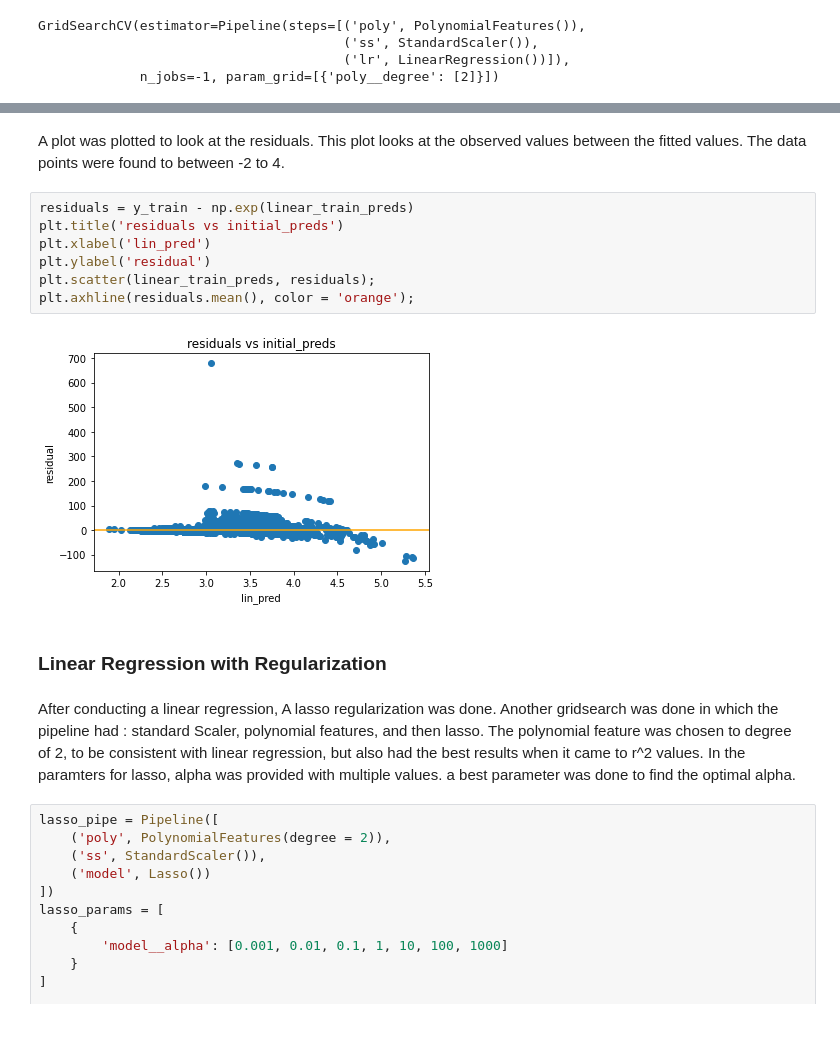
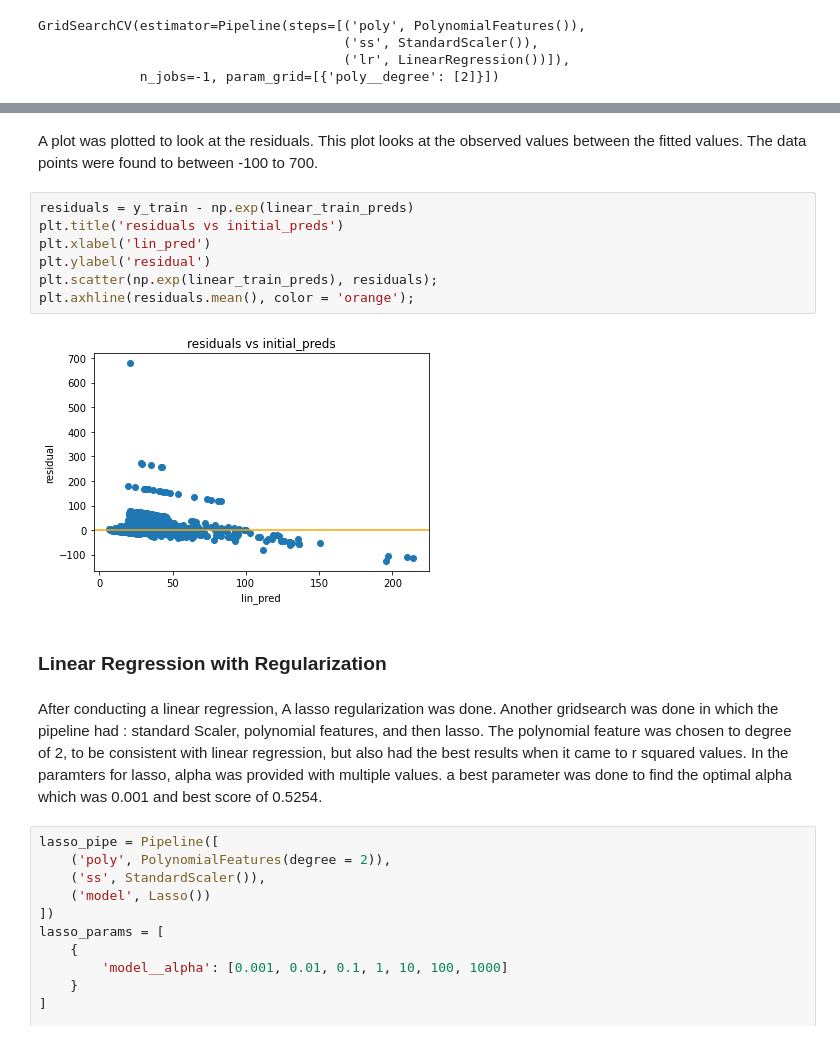
Before and after one commit to LewisDaDude/Project-4, a Jupyter notebook: code/03_Modeling.ipynb, the cells around one changed output, grey strips where cells are left out. Drawn from its saved outputs; the diff is of its cells as text.

```diff
--- a/code/03_Modeling.ipynb
+++ b/code/03_Modeling.ipynb
@@ -148,18 +153,18 @@ LinearRegression Validation RMSE: 10.982586939394714
 # %% [markdown]
-A plot was plotted to look at the residuals. This plot looks at the observed values between the fitted values. The data points were found to between -2 to 4.
+A plot was plotted to look at the residuals. This plot looks at the observed values between the fitted values. The data points were found to between -100 to 700.
 # %%
 residuals = y_train - np.exp(linear_train_preds)
 plt.title('residuals vs initial_preds')
 plt.xlabel('lin_pred')
 plt.ylabel('residual')
-plt.scatter(linear_train_preds, residuals);
+plt.scatter(np.exp(linear_train_preds), residuals);
 plt.axhline(residuals.mean(), color = 'orange');
 # %% [output]
-[figure, old version]
+[figure, new version]
 # %% [markdown]
 ### Linear Regression with Regularization
 # %% [markdown]
-After conducting a linear regression, A lasso regularization was done. Another gridsearch was done in which the pipeline had : standard Scaler, polynomial features, and then lasso. The polynomial feature was chosen to degree of 2, to be consistent with linear regression, but also had the best results when it came to r^2 values. In the paramters for lasso, alpha was provided with multiple values. a best parameter was done to find the optimal alpha.
+After conducting a linear regression, A lasso regularization was done. Another gridsearch was done in which the pipeline had : standard Scaler, polynomial features, and then lasso. The polynomial feature was chosen to degree of 2, to be consistent with linear regression, but also had the best results when it came to r squared values. In the paramters for lasso, alpha was provided with multiple values. a best parameter was done to find the optimal alpha which was 0.001 and best score of 0.5254.
 # %%
 lasso_pipe = Pipeline([
     ('poly', PolynomialFeatures(degree = 2)),
```
Also changed, not shown: parts of 67 cells of this notebook.
